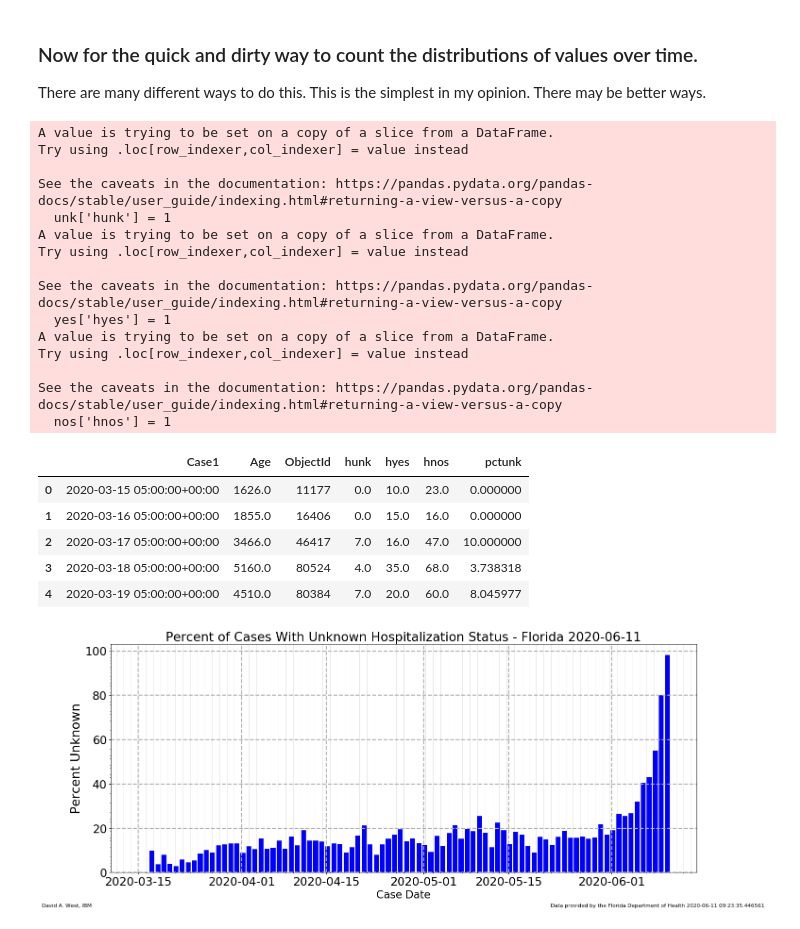
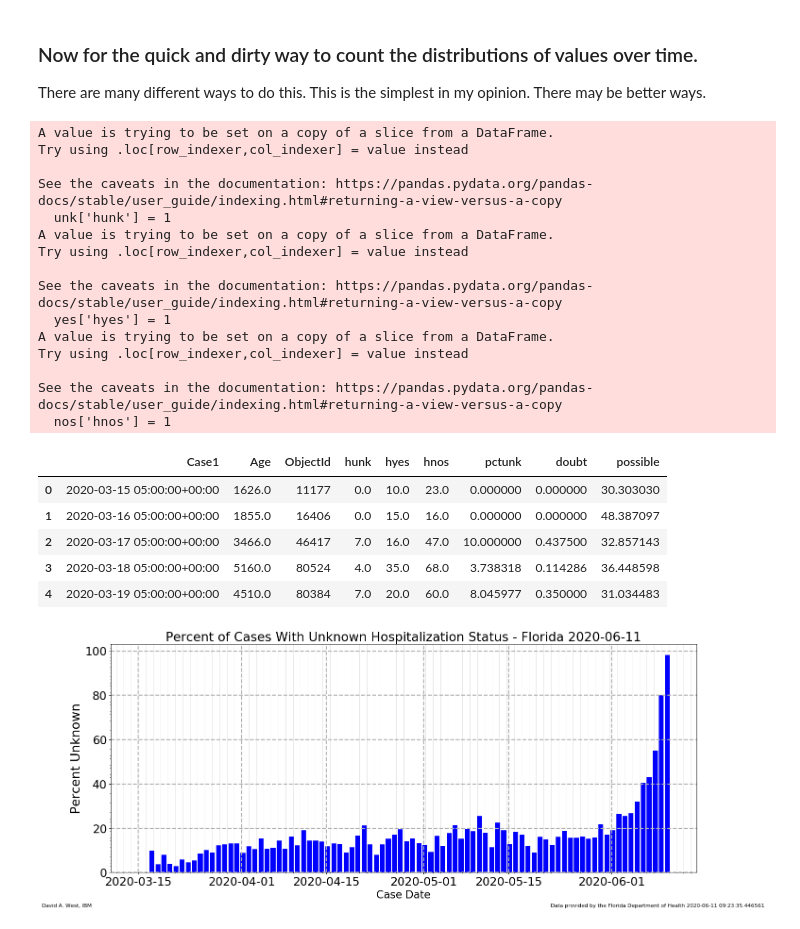
Before and after one commit to DavidAWest/COVID_Coding, a Jupyter notebook: FLORIDA Hospitalization.ipynb, the cells around one changed output. Cells and saved outputs as stored; diff of their text form; code cells hidden in the pictures.

Commit message:
Add files via upload
Revised to add a chart that examines the possibility that the Hospitalized = "UNKNOWN" are actually "YES".

```diff
--- a/FLORIDA Hospitalization.ipynb
+++ b/FLORIDA Hospitalization.ipynb
@@ -156,37 +156,40 @@ Name: Hospitalized, dtype: int64
 # %%
 unk = ds5[ds5['Hospitalized']=="UNKNOWN"]
 unk['hunk'] = 1
 yes = ds5[ds5['Hospitalized']=="YES"]
 yes['hyes'] = 1
 nos = ds5[ds5['Hospitalized']=="NO"]
 nos['hnos'] = 1
 ds6 = unk.append(yes)
 ds6 = ds6.append(nos).fillna(0)
 hosp=ds6[ds6['Case1']>='2020-03-15'].groupby(["Case1"]).sum().reset_index()
 hosp['pctunk'] = 100 * hosp['hunk'] / (hosp['hunk'] + hosp['hyes'] + hosp['hnos'])
+# Ratio of UNKNOWN to YES
+hosp['doubt'] =  hosp['hunk'] / hosp['hyes']
+hosp['possible'] = 100 * (hosp['hunk'] +hosp['hyes'])/ (hosp['hunk'] + hosp['hyes'] + hosp['hnos'])
 hosp.head()
 # %% [output]
 A value is trying to be set on a copy of a slice from a DataFrame.
 Try using .loc[row_indexer,col_indexer] = value instead
 
 See the caveats in the documentation: https://pandas.pydata.org/pandas-docs/stable/user_guide/indexing.html#returning-a-view-versus-a-copy
   unk['hunk'] = 1
 A value is trying to be set on a copy of a slice from a DataFrame.
 Try using .loc[row_indexer,col_indexer] = value instead
 
 See the caveats in the documentation: https://pandas.pydata.org/pandas-docs/stable/user_guide/indexing.html#returning-a-view-versus-a-copy
   yes['hyes'] = 1
 A value is trying to be set on a copy of a slice from a DataFrame.
 Try using .loc[row_indexer,col_indexer] = value instead
 
 See the caveats in the documentation: https://pandas.pydata.org/pandas-docs/stable/user_guide/indexing.html#returning-a-view-versus-a-copy
   nos['hnos'] = 1
-|  | Case1 | Age | ObjectId | hunk | hyes | hnos | pctunk |
-| 0 | 2020-03-15 05:00:00+00:00 | 1626.0 | 11177 | 0.0 | 10.0 | 23.0 | 0.000000 |
-| 1 | 2020-03-16 05:00:00+00:00 | 1855.0 | 16406 | 0.0 | 15.0 | 16.0 | 0.000000 |
-| 2 | 2020-03-17 05:00:00+00:00 | 3466.0 | 46417 | 7.0 | 16.0 | 47.0 | 10.000000 |
-| 3 | 2020-03-18 05:00:00+00:00 | 5160.0 | 80524 | 4.0 | 35.0 | 68.0 | 3.738318 |
-| 4 | 2020-03-19 05:00:00+00:00 | 4510.0 | 80384 | 7.0 | 20.0 | 60.0 | 8.045977 |
+|  | Case1 | Age | ObjectId | hunk | hyes | hnos | pctunk | doubt | possible |
+| 0 | 2020-03-15 05:00:00+00:00 | 1626.0 | 11177 | 0.0 | 10.0 | 23.0 | 0.000000 | 0.000000 | 30.303030 |
+| 1 | 2020-03-16 05:00:00+00:00 | 1855.0 | 16406 | 0.0 | 15.0 | 16.0 | 0.000000 | 0.000000 | 48.387097 |
+| 2 | 2020-03-17 05:00:00+00:00 | 3466.0 | 46417 | 7.0 | 16.0 | 47.0 | 10.000000 | 0.437500 | 32.857143 |
+| 3 | 2020-03-18 05:00:00+00:00 | 5160.0 | 80524 | 4.0 | 35.0 | 68.0 | 3.738318 | 0.114286 | 36.448598 |
+| 4 | 2020-03-19 05:00:00+00:00 | 4510.0 | 80384 | 7.0 | 20.0 | 60.0 | 8.045977 | 0.350000 | 31.034483 |
 # %%
 title = "Percent of Cases With Unknown Hospitalization Status - Florida " + nowdate
 fig=plt.figure(figsize=(20, 8), dpi= 80, facecolor='w', edgecolor='k')#.legend( prop={'size': 18})
```
Also changed, not shown: parts of 2 cells of this notebook.
